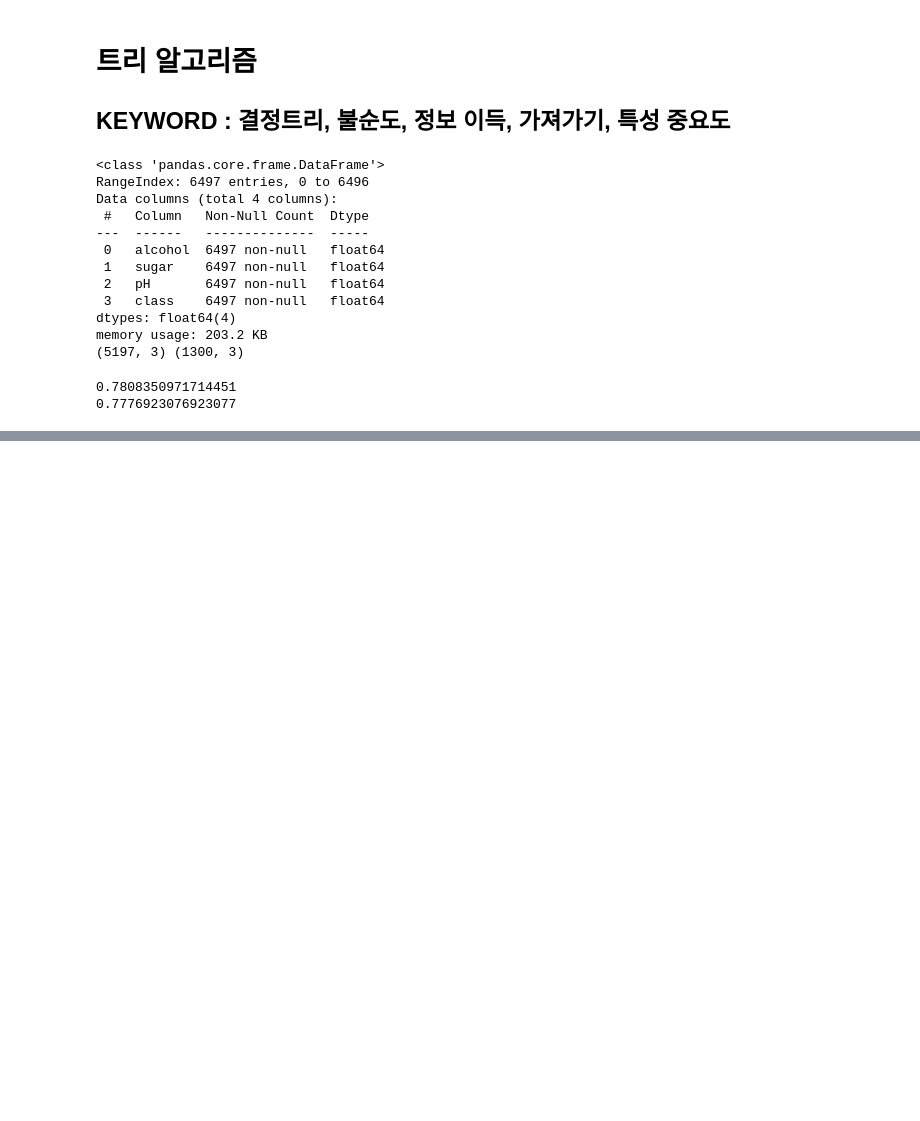
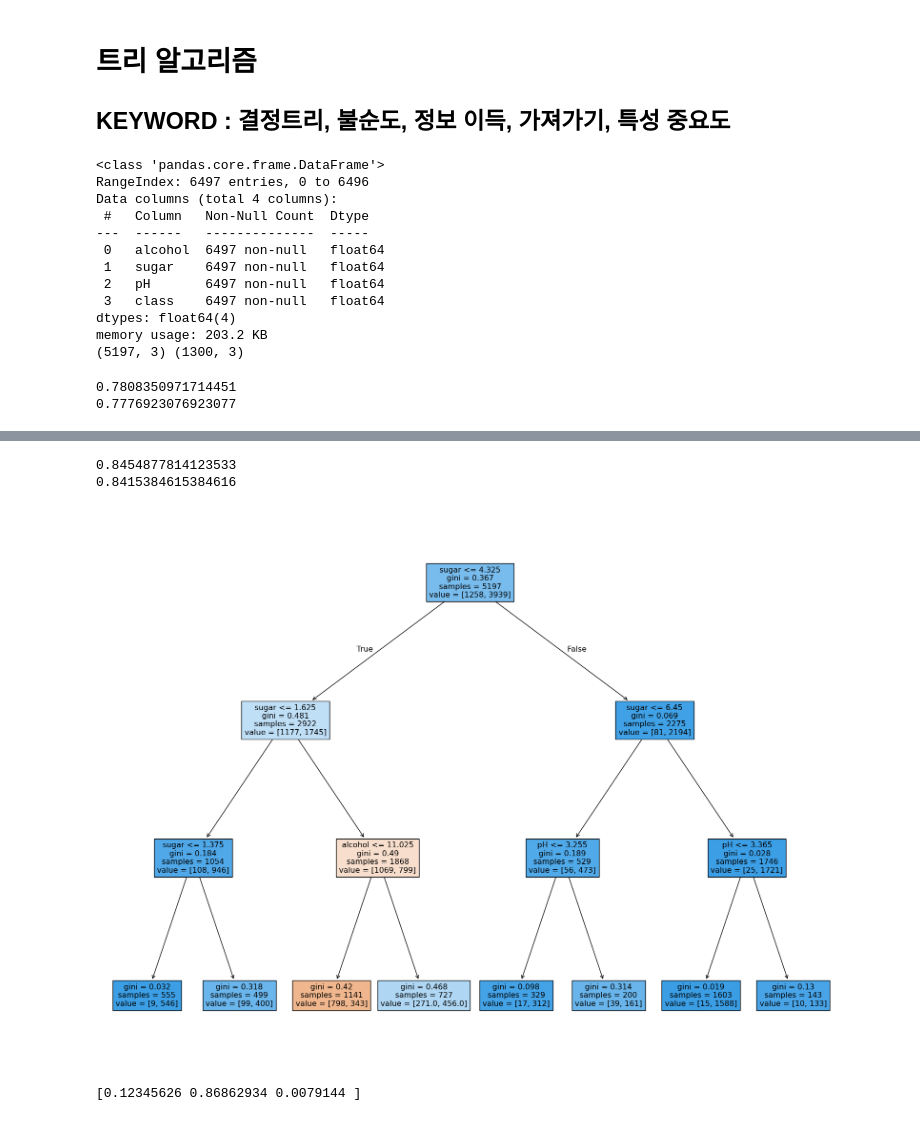
Before and after one commit to lee-woonju/study-hongong-mldl, a Jupyter notebook: 05_1_결정트리.ipynb, the cells around one changed output, grey strips where cells are left out. Drawn from its saved outputs; the diff is of its cells as text; code cells hidden in the pictures; blank space fills up the shorter version.

```diff
--- a/05_1_결정트리.ipynb
+++ b/05_1_결정트리.ipynb
@@ -60,0 +173,29 @@ print(lr.score(test_scaled, test_target))
+# %%
+# 전처리하기 전의 훈련/테스트 세트로 다시 훈련
+dt = DecisionTreeClassifier(max_depth=3, random_state=4)
+dt.fit(train_input, train_target)
+print(dt.score(train_input, train_target))
+print(dt.score(test_input, test_target))
+
+# 전처리된 세트로 출력결과
+# 0.8454877814123533
+# 0.8415384615384616
+# 같음
+
+# 트리 그리기
+plt.figure(figsize = (20, 15))
+plot_tree(dt, filled=True, feature_names=['alcohol', 'sugar', 'pH'])
+plt.show()
+# 표준점수로 바꾸지 않았기 때문에 이해하기가 훨씬 쉬움
+# %% [output]
+0.8454877814123533
+0.8415384615384616
+[figure, added]
+# %%
+# 결정트리는 특성 중요도를 계산해 줌
+# 특성 중요도 : 어떤 특성이 가장 유용한지
+# 결정 트리 모델의 feature_importances_ 속성에 저장됨
+print(dt.feature_importances_)
+# sugar > alcohol, pH
+# %% [output]
+[0.12345626 0.86862934 0.0079144 ]
```
Also changed, not shown: parts of 9 cells of this notebook.
